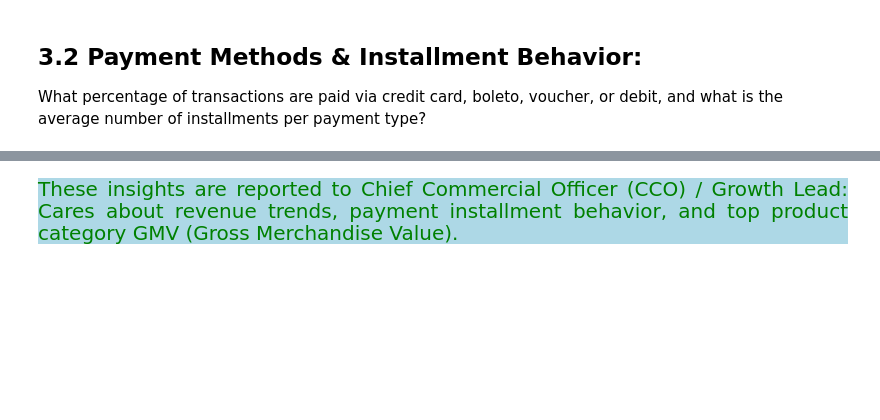
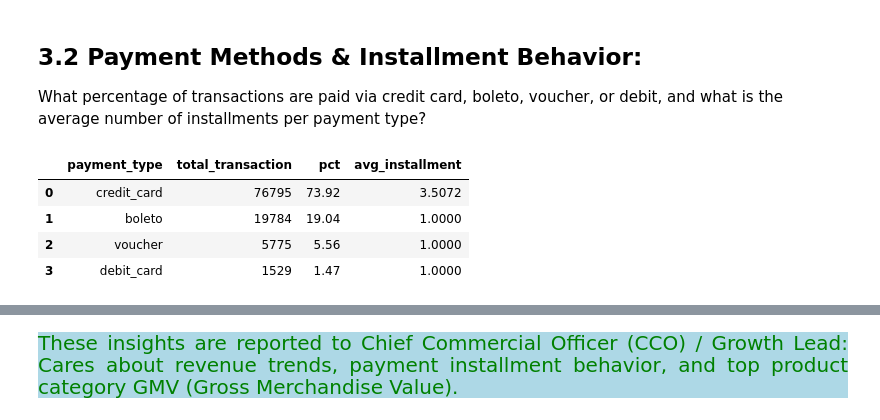
Before and after one commit to Kartika-Nidhi/Brazilian_Olist_Analysis, a Jupyter notebook: BrazilianOlist.ipynb, the cells around one changed output, grey strips where cells are left out. Cells and saved outputs as stored; diff of their text form; code cells hidden in the pictures; blank space fills up the shorter version.

```diff
--- a/BrazilianOlist.ipynb
+++ b/BrazilianOlist.ipynb
@@ -428,3 +428,24 @@ plt.show()
 # %% [markdown]
 ## 3.2 Payment Methods & Installment Behavior:
  What percentage of transactions are paid via credit card, boleto, voucher, or debit, and what is the average number of installments per payment type?
+# %%
+query = """
+SELECT
+    payment_type,
+    COUNT(order_id) AS total_transaction,
+    ROUND(COUNT(order_id) / SUM(COUNT(order_id)) OVER () * 100, 2) AS pct,
+    AVG(payment_installments) AS avg_installment
+FROM payments
+WHERE payment_type != 'not_defined'
+GROUP BY payment_type
+ORDER BY total_transaction DESC;
+"""
+
+pay = pd.read_sql(query, engine)
+pay
+# %% [output]
+|  | payment_type | total_transaction | pct | avg_installment |
+| 0 | credit_card | 76795 | 73.92 | 3.5072 |
+| 1 | boleto | 19784 | 19.04 | 1.0000 |
+| 2 | voucher | 5775 | 5.56 | 1.0000 |
+| 3 | debit_card | 1529 | 1.47 | 1.0000 |
```
Also changed, not shown: parts of 3 cells of this notebook.
